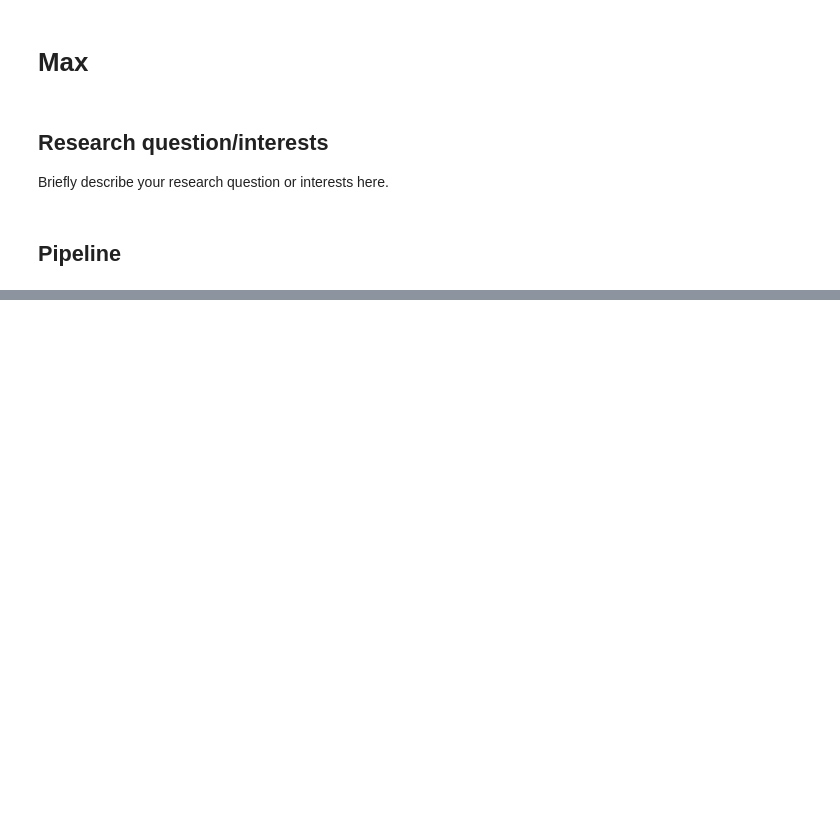
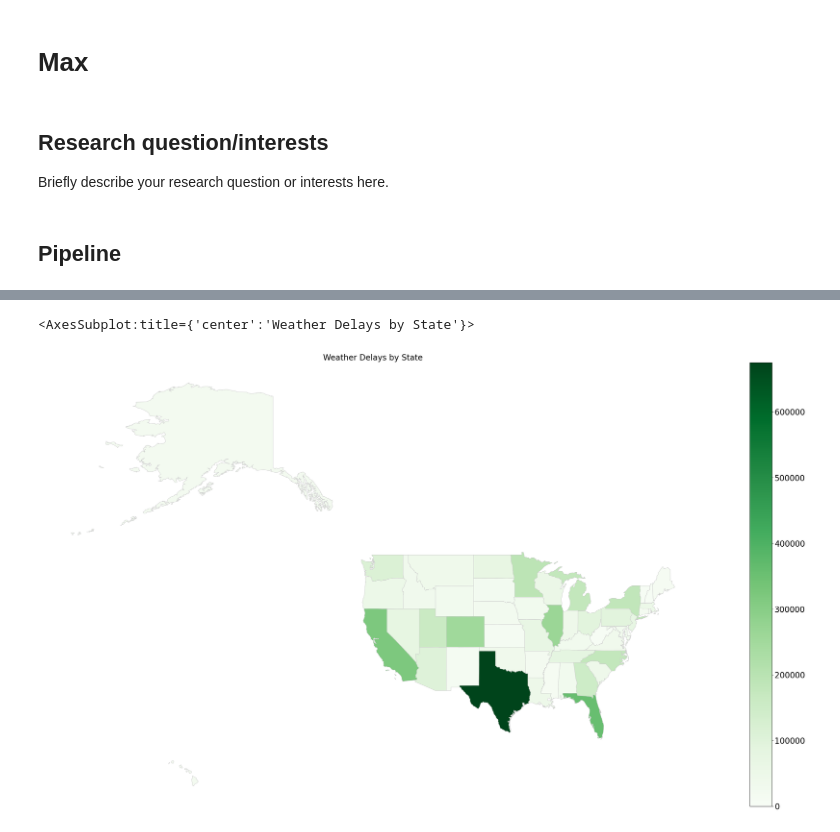
Before and after one commit to ubco-W2022T2-data301/project-group-group51, a Jupyter notebook: analysis/analysis1.ipynb, the cells around one changed output, grey strips where cells are left out. Drawn from its saved outputs; the diff is of its cells as text; code cells hidden in the pictures; blank space fills up the shorter version.

```diff
--- a/analysis/analysis1.ipynb
+++ b/analysis/analysis1.ipynb
@@ -12,6 +12,10 @@ import geopandas as gpd
 import matplotlib.pyplot as plt
 # %%
 airlinedata1=pd.read_csv('../data/raw/Airline_Data_Jan2021-Dec2021.csv')
+airlinedata3=pd.read_csv('../data/raw/airline_data_filtered.csv')
 # airlinedata1 doesn't include data on baggage etc.
 #airlinedata2=pd.read_excel('../data/raw/airline_greviance_data_2021.xlsx'
-us_map = gpd.read_file('../data/SHP files/cb_2018_us_state_5m.shp')
+us_map = gpd.read_file('../data/SHP files/States_shapefile.shp')
+#us_map
+df = airlinedata3.groupby('Statecode')['weather_delay'].sum().reset_index()
+us_map = us_map.rename(columns={'State_Code':'Statecode'})
@@ -37,0 +22,17 @@ us_map
+# %%
+merged = us_map.set_index('Statecode').join(df.set_index('Statecode'))
+merged = merged.reset_index()
+merged = merged.fillna(0)
+fig, ax = plt.subplots(1, figsize=(40, 20))
+ax.axis('off')
+ax.set_title('Weather Delays by State', fontdict={'fontsize': '20', 'fontweight' : '3'})
+color = 'Greens'
+vmin, vmax = 0, 675000
+sm = plt.cm.ScalarMappable(cmap=color, norm=plt.Normalize(vmin=vmin, vmax=vmax))
+sm._A = []
+cbar = fig.colorbar(sm)
+cbar.ax.tick_params(labelsize=20)
+merged.plot('weather_delay', cmap=color, linewidth=0.8, ax=ax, edgecolor='0.8', figsize=(40,20))
+# %% [output]
+<AxesSubplot:title={'center':'Weather Delays by State'}>
+[figure, added]
```
Also changed, not shown: parts of 2 cells of this notebook.
